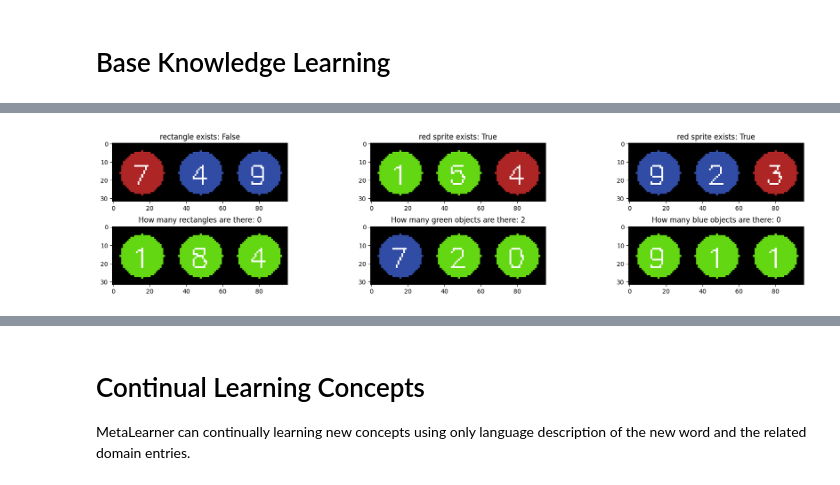
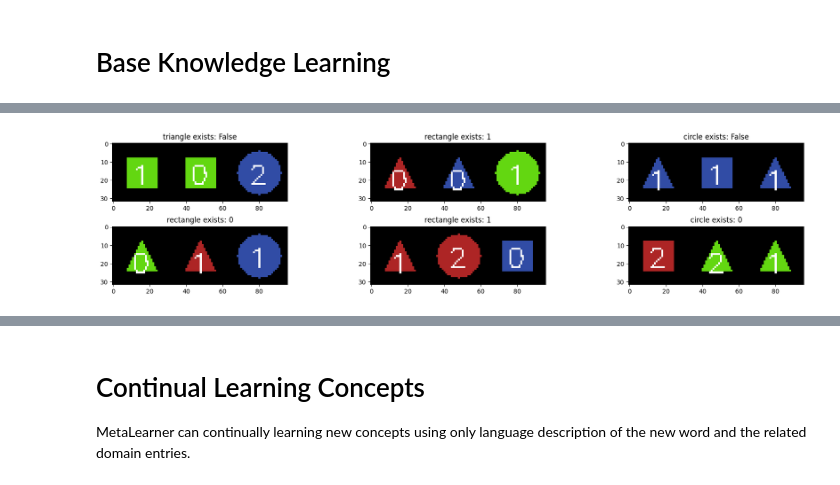
Before and after one commit to ZongjingLi/MetaLearner, a Jupyter notebook: debug_domain.ipynb, the cells around one changed output, grey strips where cells are left out. Saved outputs shown, nothing was run; the diff lists cells and outputs as text; code cells hidden in the pictures.

```diff
--- a/debug_domain.ipynb
+++ b/debug_domain.ipynb
@@ -1,6 +1,6 @@
 # %%
 
-seed = 42
+seed = 43
 import random
 random.seed(seed)
 
@@ -8,16 +8,19 @@ import torch
 torch.manual_seed(seed)
 
 import numpy as np
-np.random.seed(42)
+np.random.seed(seed)
 
 import matplotlib.pyplot as plt
 from datasets.baseprim.marked_integer_dataset import MixedSprites3Dataset
 
 from datasets.baseprim.shape3 import Shapes3Dataset
 
+dataset_size =2048
+test_size = 256
+
 percent = 0.5
-train_dataset = MixedSprites3Dataset(dataset_size=1024 // 1, p = percent)  # create a dataset with 1024 samples
-test_dataset = MixedSprites3Dataset(dataset_size=128, p = percent)  # create a dataset with 128 samples for testing
+train_dataset = MixedSprites3Dataset(dataset_size=dataset_size// 1, p = percent)  # create a dataset with 1024 samples
+test_dataset = MixedSprites3Dataset(dataset_size=test_size, p = percent)  # create a dataset with 128 samples for testing
 
 #train_dataset = Shapes3Dataset(dataset_size = 1024)
 #test_dataset = Shapes3Dataset(dataset_size = 128)
@@ -44,12 +60,12 @@ pass
 from core.learn import AutoLearnSchedule
 from helchriss.logger import set_logger_output_file
 
-valid_types = ["boolean", "arithmetic"]
+valid_types = ["boolean"]
 train_logic_dataset = train_dataset.filter(lambda x : x["question_type"] in valid_types)
 test_logic_dataset = test_dataset.filter(lambda x : x["question_type"] in valid_types)
 
 # Now let's visualize a few samples from the dataset:
-
+"arithmetic"
 
 plt.figure(figsize=(18, 4))
 for i in range(6):
@@ -65,2 +81,2 @@ plt.show()
-[figure, old version]
+[figure, new version]
 # %%
```
Also changed, not shown: parts of 12 cells of this notebook, 13 other files.
